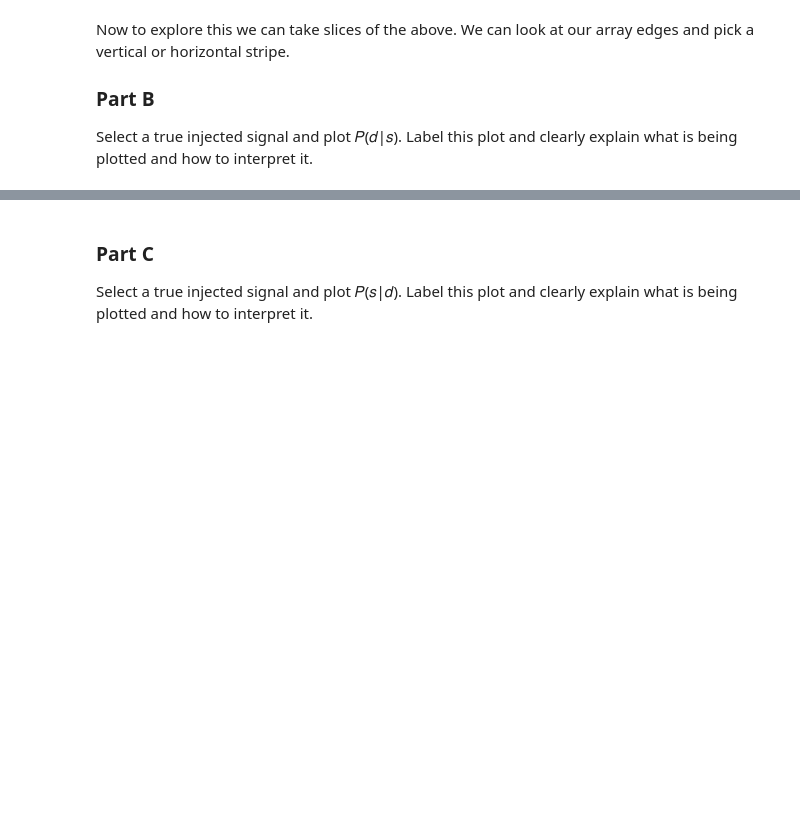
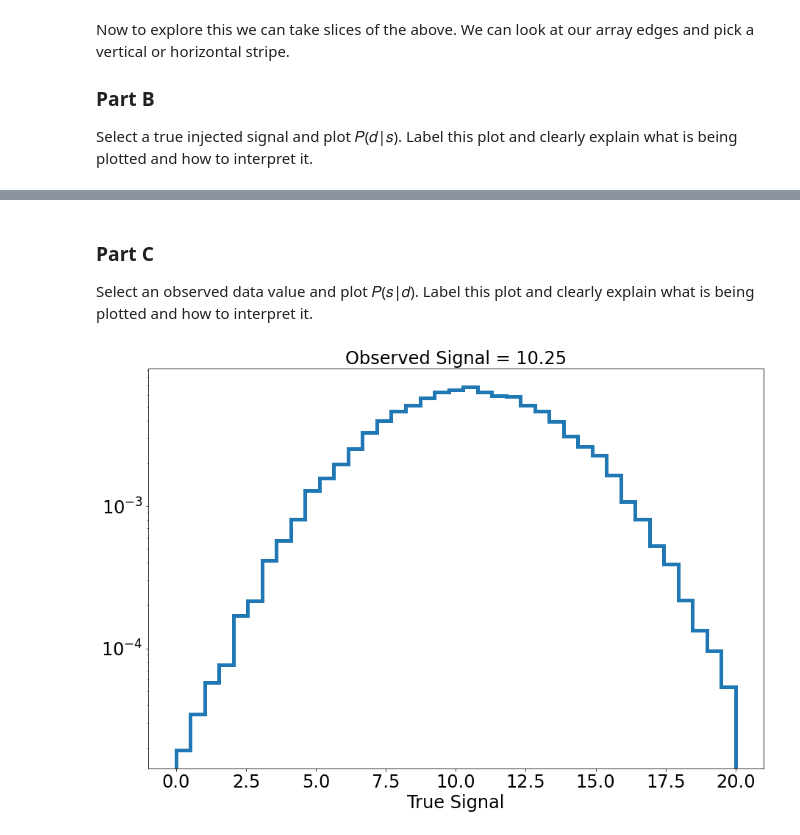
Before and after one commit to williamdolsen/phys434-21au, a Jupyter notebook: homework/hw5/homework5.ipynb, the cells around one changed output, grey strips where cells are left out. Saved outputs shown, nothing was run; the diff lists cells and outputs as text; code cells hidden in the pictures; blank space fills up the shorter version.

```diff
--- a/homework/hw5/homework5.ipynb
+++ b/homework/hw5/homework5.ipynb
@@ -83,4 +113,21 @@ Select a true injected signal and plot 𝑃(𝑑|𝑠).  Label this plot and cle
 # %% [markdown]
 ### Part C
 
-Select a true injected signal and plot 𝑃(𝑠|𝑑).  Label this plot and clearly explain what is being plotted and how to interpret it.
+Select an observed data value and plot 𝑃(𝑠|𝑑).  Label this plot and clearly explain what is being plotted and how to interpret it.
+# %%
+# lets begin by selecting a random true signal value
+p1_observed_signal_bin_idx = 34
+p1_observed_signal = dataedges[p1_observed_signal_bin_idx]
+
+# now that we have the bin for our signal we can get the associated histogram data
+p1_observed_signal_probs = p1_Psd[p1_observed_signal_bin_idx, :]
+
+# plot a stair plot
+plt.stairs(p1_observed_signal_probs, signaledges, linewidth=5)
+plt.tick_params(labelsize=24)
+plt.yscale('log')
+plt.title(f'Observed Signal = {p1_observed_signal:.2f}', fontsize=24)
+plt.xlabel('True Signal', fontsize = 24)
+plt.show()
+# %% [output]
+[figure, added]
```
Also changed, not shown: parts of 14 cells of this notebook.
